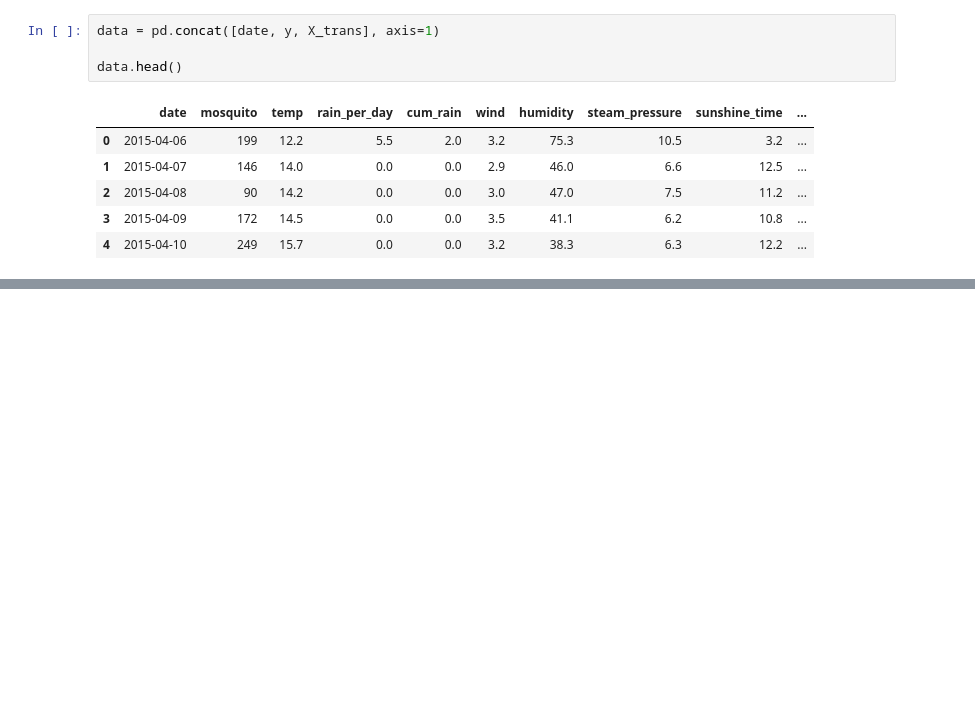
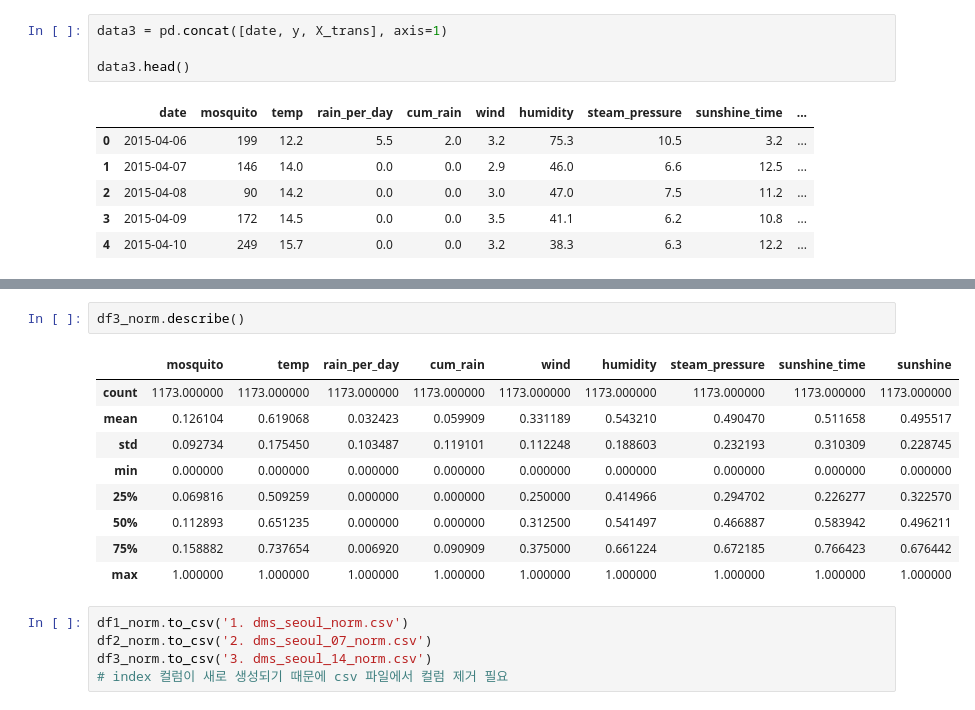
Before and after one commit to gentle-potato/21KDT-Project, a Jupyter notebook: DataAnalysis&Visualization/기후 데이터를 활용한 모기 발생 예보/작업/Data Preprocessing.ipynb, the cells around one changed output, grey strips where cells are left out. Saved outputs shown, nothing was run; the diff lists cells and outputs as text; blank space fills up the shorter version.

```diff
--- a/DataAnalysis&Visualization/기후 데이터를 활용한 모기 발생 예보/작업/Data Preprocessing.ipynb
+++ b/DataAnalysis&Visualization/기후 데이터를 활용한 모기 발생 예보/작업/Data Preprocessing.ipynb
@@ -425,9 +440,9 @@ X_trans.head()
 | 3 | 14.5 | 0.0 | 0.0 | 3.5 | 41.1 | 6.2 | 10.8 | 21.03 |
 | 4 | 15.7 | 0.0 | 0.0 | 3.2 | 38.3 | 6.3 | 12.2 | 22.53 |
 # %%
-data = pd.concat([date, y, X_trans], axis=1)
+data3 = pd.concat([date, y, X_trans], axis=1)
 
-data.head()
+data3.head()
 # %% [output]
 |  | date | mosquito | temp | rain_per_day | cum_rain | wind | humidity | steam_pressure | sunshine_time | ... |
 | 0 | 2015-04-06 | 199 | 12.2 | 5.5 | 2.0 | 3.2 | 75.3 | 10.5 | 3.2 | ... |
@@ -440,0 +496,17 @@ data.to_csv('3. dms_seoul_14.csv')
+# %%
+df3_norm.describe()
+# %% [output]
+|  | mosquito | temp | rain_per_day | cum_rain | wind | humidity | steam_pressure | sunshine_time | sunshine |
+| count | 1173.000000 | 1173.000000 | 1173.000000 | 1173.000000 | 1173.000000 | 1173.000000 | 1173.000000 | 1173.000000 | 1173.000000 |
+| mean | 0.126104 | 0.619068 | 0.032423 | 0.059909 | 0.331189 | 0.543210 | 0.490470 | 0.511658 | 0.495517 |
+| std | 0.092734 | 0.175450 | 0.103487 | 0.119101 | 0.112248 | 0.188603 | 0.232193 | 0.310309 | 0.228745 |
+| min | 0.000000 | 0.000000 | 0.000000 | 0.000000 | 0.000000 | 0.000000 | 0.000000 | 0.000000 | 0.000000 |
+| 25% | 0.069816 | 0.509259 | 0.000000 | 0.000000 | 0.250000 | 0.414966 | 0.294702 | 0.226277 | 0.322570 |
+| 50% | 0.112893 | 0.651235 | 0.000000 | 0.000000 | 0.312500 | 0.541497 | 0.466887 | 0.583942 | 0.496211 |
+| 75% | 0.158882 | 0.737654 | 0.006920 | 0.090909 | 0.375000 | 0.661224 | 0.672185 | 0.766423 | 0.676442 |
+| max | 1.000000 | 1.000000 | 1.000000 | 1.000000 | 1.000000 | 1.000000 | 1.000000 | 1.000000 | 1.000000 |
+# %%
+df1_norm.to_csv('1. dms_seoul_norm.csv')
+df2_norm.to_csv('2. dms_seoul_07_norm.csv')
+df3_norm.to_csv('3. dms_seoul_14_norm.csv')
+# index 컬럼이 새로 생성되기 때문에 csv 파일에서 컬럼 제거 필요
```
Also changed, not shown: parts of 32 cells of this notebook, 6 other files.
